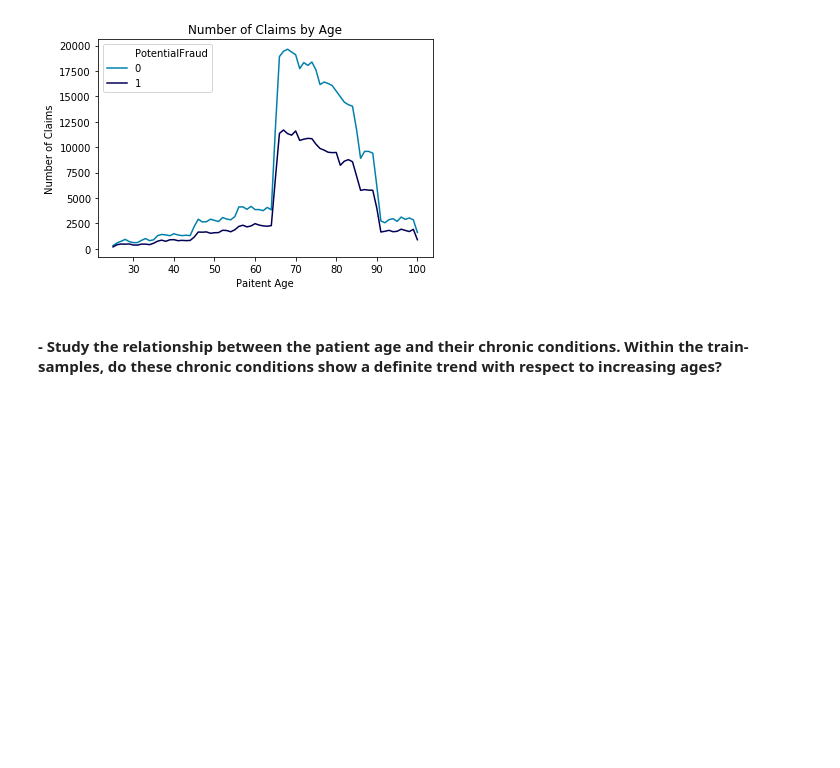
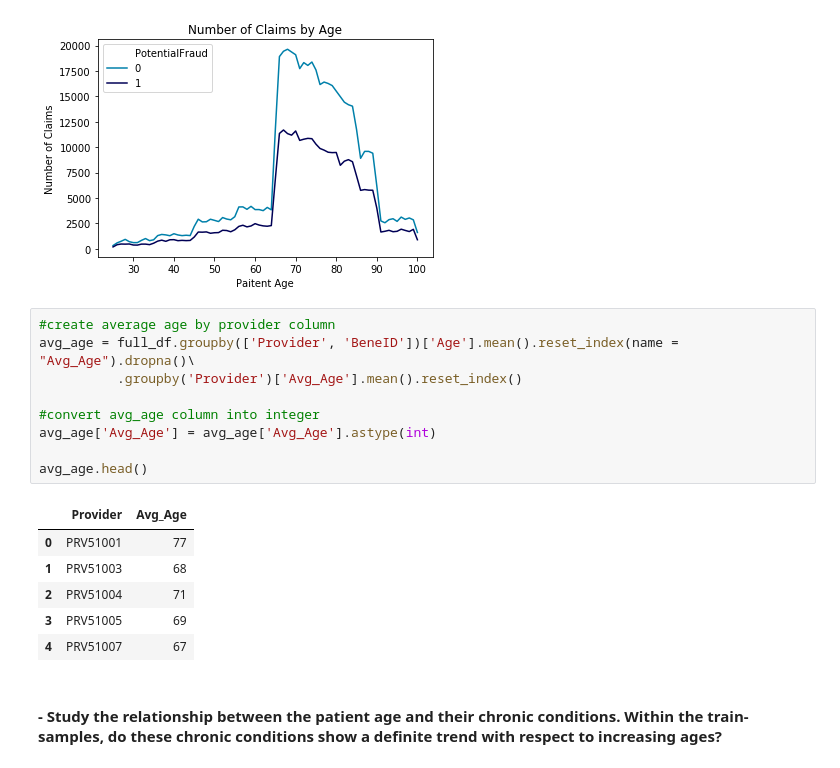
Before and after one commit to cosmochoi/healthcare_fraud, a Jupyter notebook: Fraud_Detection_EDA/EDA_Marcus.ipynb, the cells around one changed output. Drawn from its saved outputs; the diff is of its cells as text; blank space fills up the shorter version.

```diff
--- a/Fraud_Detection_EDA/EDA_Marcus.ipynb
+++ b/Fraud_Detection_EDA/EDA_Marcus.ipynb
@@ -433,6 +424,22 @@ plt.ylabel('Number of Claims')
 # %% [output]
 Text(0, 0.5, 'Number of Claims')
 [figure]
+# %%
+#create average age by provider column
+avg_age = full_df.groupby(['Provider', 'BeneID'])['Age'].mean().reset_index(name = "Avg_Age").dropna()\
+          .groupby('Provider')['Avg_Age'].mean().reset_index()
+
+#convert avg_age column into integer
+avg_age['Avg_Age'] = avg_age['Avg_Age'].astype(int)
+
+avg_age.head()
+# %% [output]
+|  | Provider | Avg_Age |
+| 0 | PRV51001 | 77 |
+| 1 | PRV51003 | 68 |
+| 2 | PRV51004 | 71 |
+| 3 | PRV51005 | 69 |
+| 4 | PRV51007 | 67 |
 # %% [markdown]
 #### - Study the relationship between the patient age and their chronic conditions. Within the train-samples, do these chronic conditions show a definite trend with respect to increasing ages?
 # %%
```
Also changed, not shown: parts of 9 cells of this notebook, 1 other file.
